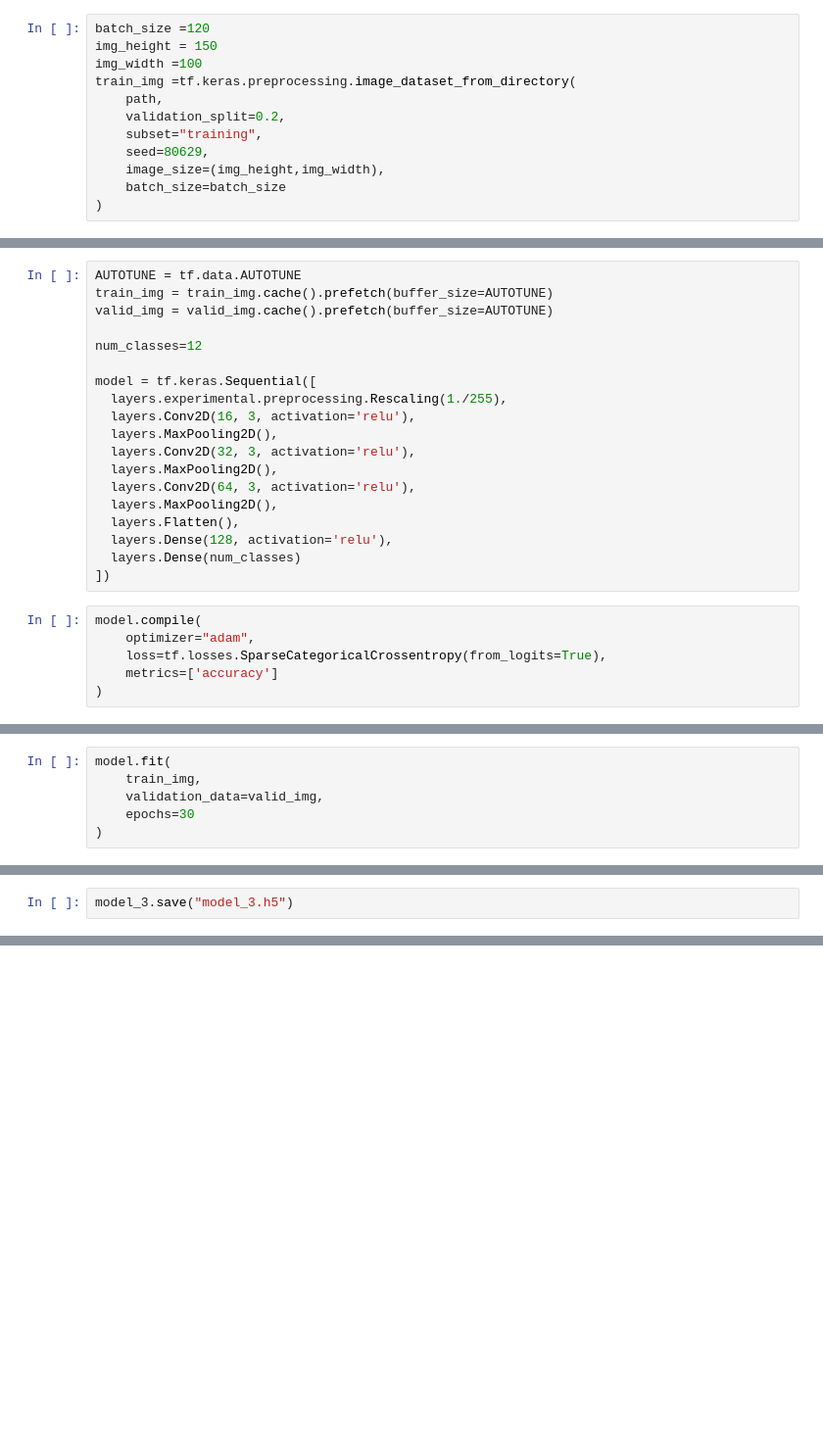
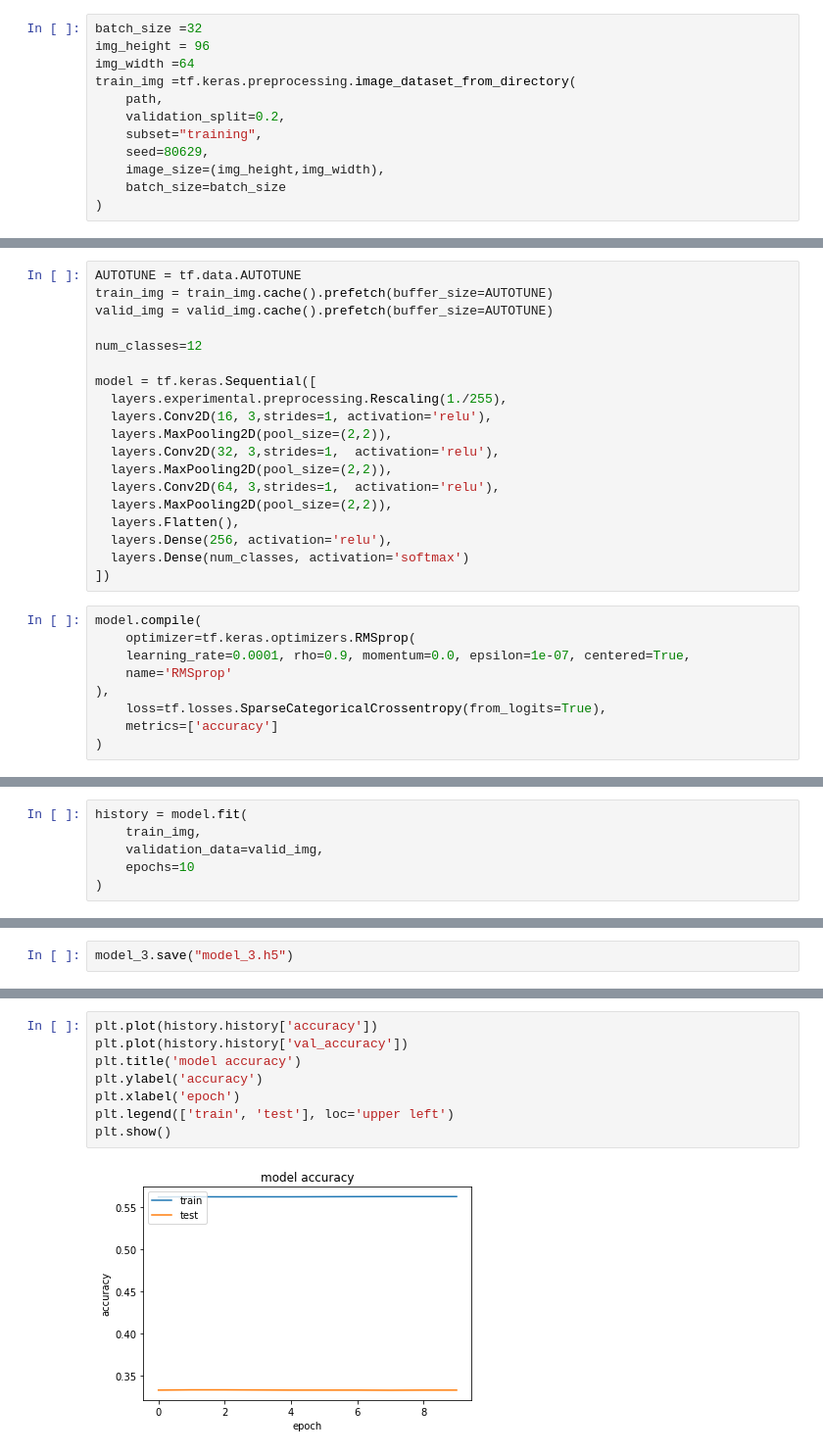
Before and after one commit to A-Istrate/80629_Project, a Jupyter notebook: ML_TPG.ipynb, the cells around one changed output, grey strips where cells are left out. Shown at 98% size. Cells and saved outputs as stored; diff of their text form; blank space fills up the shorter version.

Commit message:
train CNN

```diff
--- a/ML_TPG.ipynb
+++ b/ML_TPG.ipynb
@@ -35,9 +35,9 @@ PIL.Image.open(str(children[12]))
 # %% [markdown]
 Creating a dataset
 # %%
-batch_size =120
-img_height = 150
-img_width =100
+batch_size =32
+img_height = 96
+img_width =64
 train_img =tf.keras.preprocessing.image_dataset_from_directory(
     path,
     validation_split=0.2,
@@ -114,28 +114,31 @@ num_classes=12
 
 model = tf.keras.Sequential([
   layers.experimental.preprocessing.Rescaling(1./255),
-  layers.Conv2D(16, 3, activation='relu'),
-  layers.MaxPooling2D(),
-  layers.Conv2D(32, 3, activation='relu'),
-  layers.MaxPooling2D(),
-  layers.Conv2D(64, 3, activation='relu'),
-  layers.MaxPooling2D(),
+  layers.Conv2D(16, 3,strides=1, activation='relu'),
+  layers.MaxPooling2D(pool_size=(2,2)),
+  layers.Conv2D(32, 3,strides=1,  activation='relu'),
+  layers.MaxPooling2D(pool_size=(2,2)),
+  layers.Conv2D(64, 3,strides=1,  activation='relu'),
+  layers.MaxPooling2D(pool_size=(2,2)),
   layers.Flatten(),
-  layers.Dense(128, activation='relu'),
-  layers.Dense(num_classes)
+  layers.Dense(256, activation='relu'),
+  layers.Dense(num_classes, activation='softmax')
 ])
 # %%
 model.compile(
-    optimizer="adam",
+    optimizer=tf.keras.optimizers.RMSprop(
+    learning_rate=0.0001, rho=0.9, momentum=0.0, epsilon=1e-07, centered=True,
+    name='RMSprop'
+),
     loss=tf.losses.SparseCategoricalCrossentropy(from_logits=True),
     metrics=['accuracy']
 )
 # %% [markdown]
 Training
 # %%
-model.fit(
+history = model.fit(
     train_img,
     validation_data=valid_img,
-    epochs=30
+    epochs=10
 )
 # %% [output]
@@ -179,0 +175,10 @@ Epoch 3/3
+# %%
+plt.plot(history.history['accuracy'])
+plt.plot(history.history['val_accuracy'])
+plt.title('model accuracy')
+plt.ylabel('accuracy')
+plt.xlabel('epoch')
+plt.legend(['train', 'test'], loc='upper left')
+plt.show()
+# %% [output]
+[figure, added]
```
Also changed, not shown: parts of 8 cells of this notebook.
